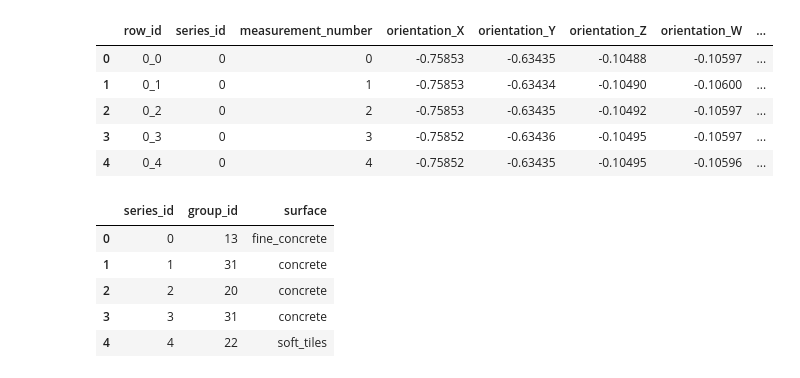
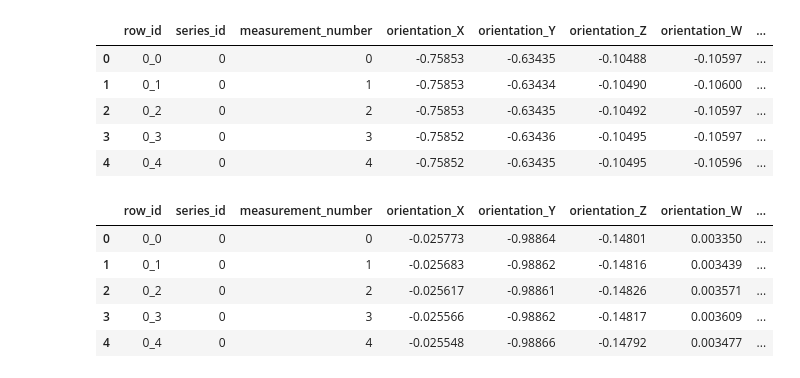
Before and after one commit to cpatrickalves/kaggle-dsa-set19, a Jupyter notebook: kernel.ipynb, the cells around one changed output. Drawn from its saved outputs; the diff is of its cells as text; code cells hidden in the pictures.

```diff
--- a/kernel.ipynb
+++ b/kernel.ipynb
@@ -35,0 +39,22 @@ X_test = pd.read_csv("data/X_teste.csv")
+# %%
+# Folder with datasets
+data_folder = "data/"
+
+# Running on kaggle?
+kaggle = False
+
+if kaggle:
+    data_folder = "../input/"
+
+# Load the data for training ML models
+xtrain = pd.read_csv(data_folder + "X_treino.csv")
+ytrain = pd.read_csv(data_folder + "y_treino.csv")
+train_data = pd.merge(xtrain, ytrain, how = "left", on = "series_id")
+
+#Load the Test dataset to predict the results
+xtest = pd.read_csv(data_folder + "X_teste.csv")
+test_data = xtest
+
+# Showing the number of samples and columns for each dataset
+print(train_data.shape)
+print(test_data.shape)
@@ -43,11 +71,11 @@ X_train.head()
 | 3 | 0_3 | 0 | 3 | -0.75852 | -0.63436 | -0.10495 | -0.10597 | ... |
 | 4 | 0_4 | 0 | 4 | -0.75852 | -0.63435 | -0.10495 | -0.10596 | ... |
 # %%
-y_train.head()
+test_data.head()
 # %% [output]
-|  | series_id | group_id | surface |
-| 0 | 0 | 13 | fine_concrete |
-| 1 | 1 | 31 | concrete |
-| 2 | 2 | 20 | concrete |
-| 3 | 3 | 31 | concrete |
-| 4 | 4 | 22 | soft_tiles |
+|  | row_id | series_id | measurement_number | orientation_X | orientation_Y | orientation_Z | orientation_W | ... |
+| 0 | 0_0 | 0 | 0 | -0.025773 | -0.98864 | -0.14801 | 0.003350 | ... |
+| 1 | 0_1 | 0 | 1 | -0.025683 | -0.98862 | -0.14816 | 0.003439 | ... |
+| 2 | 0_2 | 0 | 2 | -0.025617 | -0.98861 | -0.14826 | 0.003571 | ... |
+| 3 | 0_3 | 0 | 3 | -0.025566 | -0.98862 | -0.14817 | 0.003609 | ... |
+| 4 | 0_4 | 0 | 4 | -0.025548 | -0.98866 | -0.14792 | 0.003477 | ... |
```
Also changed, not shown: parts of 33 cells of this notebook.
